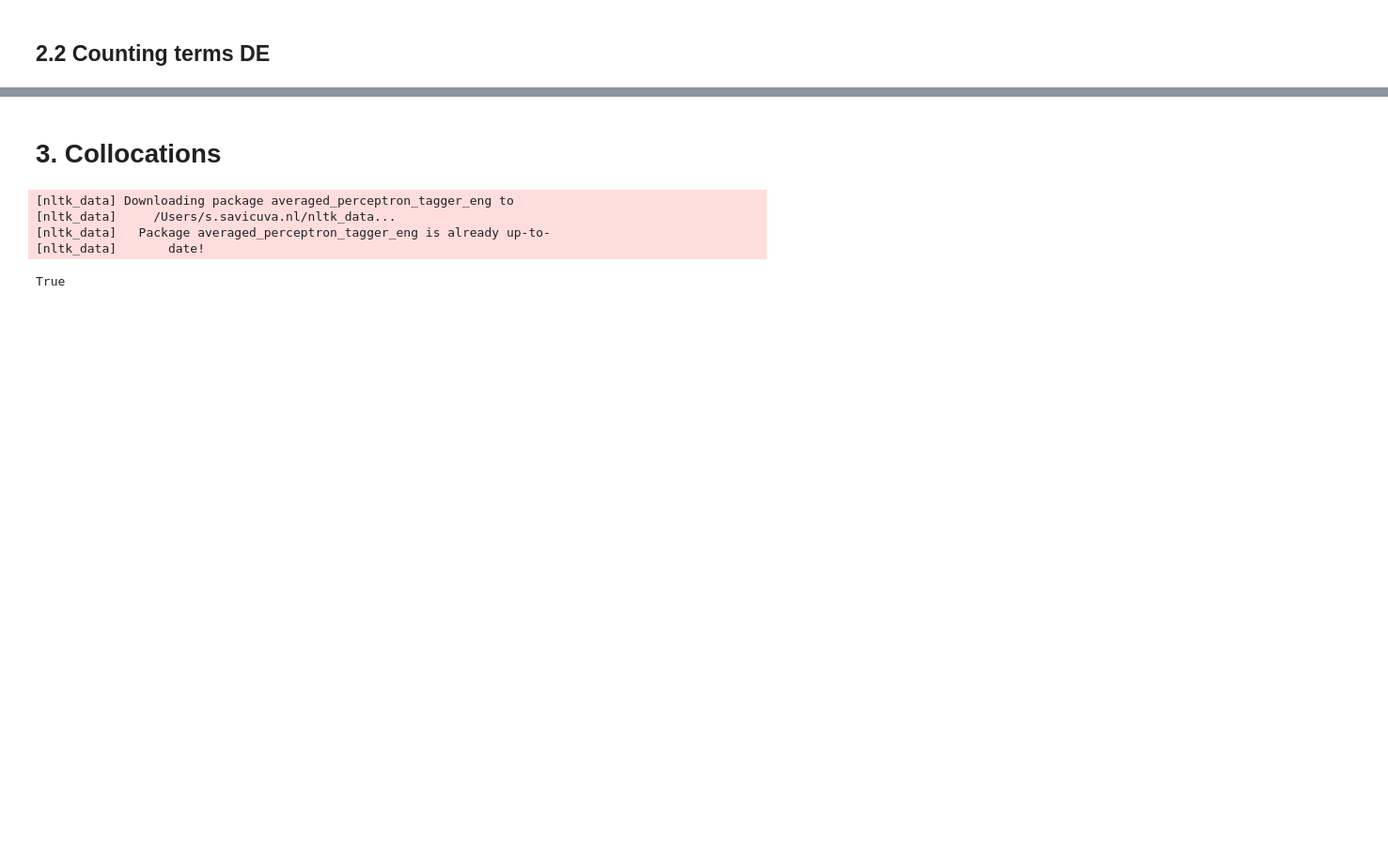
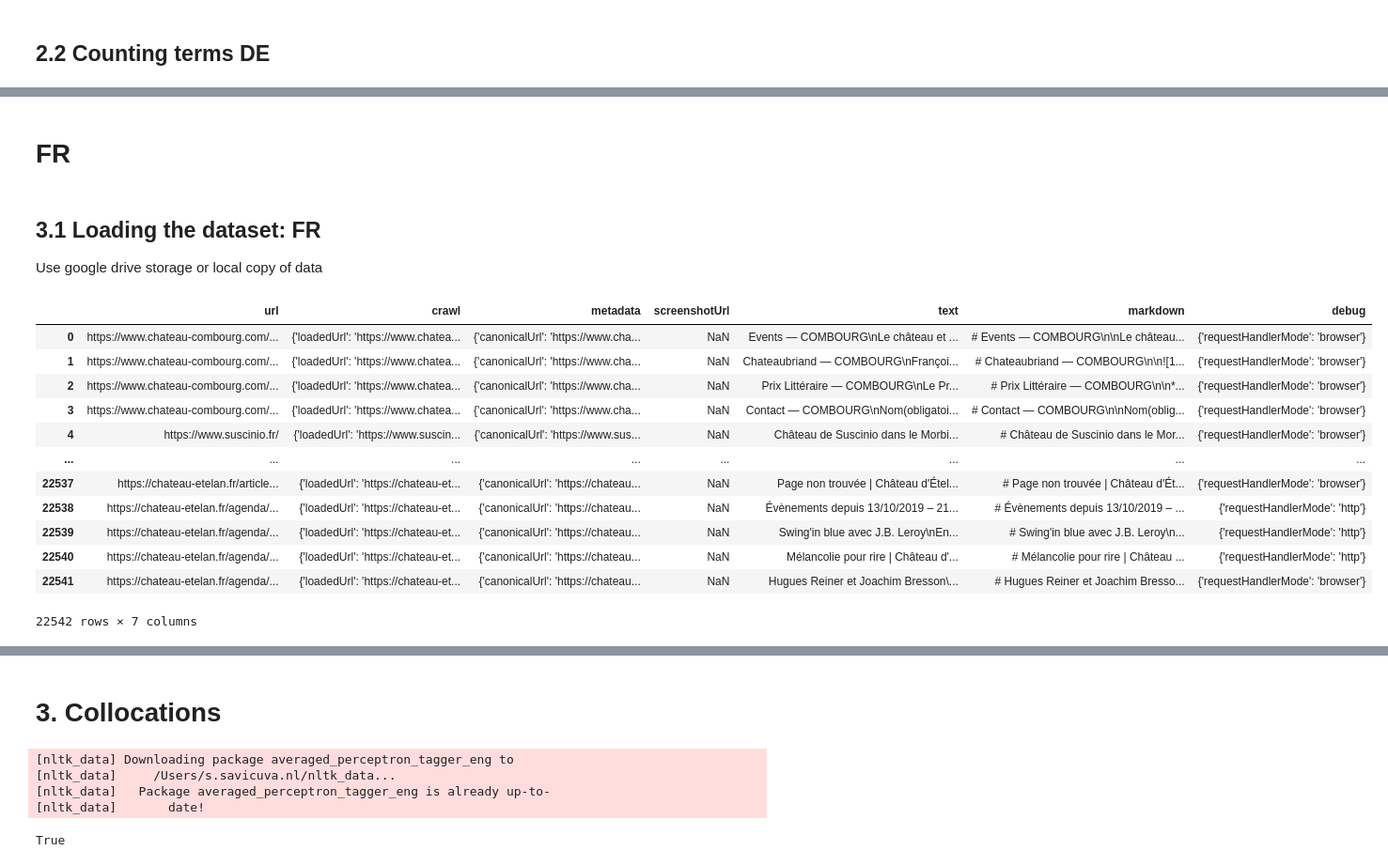
Before and after one commit to jazoza/HHD, a Jupyter notebook: 04_HH_narratives.ipynb, the cells around one changed output, grey strips where cells are left out. Shown at 94% size. Cells and saved outputs as stored; diff of their text form; code cells hidden in the pictures; blank space fills up the shorter version.

```diff
--- a/04_HH_narratives.ipynb
+++ b/04_HH_narratives.ipynb
@@ -637,0 +655,29 @@ NameError: name 'df' is not defined
+# %% [markdown]
+# FR
+# %% [markdown]
+## 3.1 Loading the dataset: FR
+
+
+Use google drive storage or local copy of data
+# %%
+raw_data_file = path+cc_list[3]+'_dataset_website-content-crawler.json'
+# %%
+# Import json data from Aipfy scraping
+df=pd.read_json(raw_data_file)
+
+# Print the DataFrame
+df
+# %% [output]
+|  | url | crawl | metadata | screenshotUrl | text | markdown | debug |
+| 0 | https://www.chateau-combourg.com/... | {'loadedUrl': 'https://www.chatea... | {'canonicalUrl': 'https://www.cha... | NaN | Events — COMBOURG\nLe château et ... | # Events — COMBOURG\n\nLe château... | {'requestHandlerMode': 'browser'} |
+| 1 | https://www.chateau-combourg.com/... | {'loadedUrl': 'https://www.chatea... | {'canonicalUrl': 'https://www.cha... | NaN | Chateaubriand — COMBOURG\nFrançoi... | # Chateaubriand — COMBOURG\n\n![1... | {'requestHandlerMode': 'browser'} |
+| 2 | https://www.chateau-combourg.com/... | {'loadedUrl': 'https://www.chatea... | {'canonicalUrl': 'https://www.cha... | NaN | Prix Littéraire — COMBOURG\nLe Pr... | # Prix Littéraire — COMBOURG\n\n*... | {'requestHandlerMode': 'browser'} |
+| 3 | https://www.chateau-combourg.com/... | {'loadedUrl': 'https://www.chatea... | {'canonicalUrl': 'https://www.cha... | NaN | Contact — COMBOURG\nNom(obligatoi... | # Contact — COMBOURG\n\nNom(oblig... | {'requestHandlerMode': 'browser'} |
+| 4 | https://www.suscinio.fr/ | {'loadedUrl': 'https://www.suscin... | {'canonicalUrl': 'https://www.sus... | NaN | Château de Suscinio dans le Morbi... | # Château de Suscinio dans le Mor... | {'requestHandlerMode': 'browser'} |
+| ... | ... | ... | ... | ... | ... | ... | ... |
+| 22537 | https://chateau-etelan.fr/article... | {'loadedUrl': 'https://chateau-et... | {'canonicalUrl': 'https://chateau... | NaN | Page non trouvée | Château d'Étel... | # Page non trouvée | Château d'Ét... | {'requestHandlerMode': 'browser'} |
+| 22538 | https://chateau-etelan.fr/agenda/... | {'loadedUrl': 'https://chateau-et... | {'canonicalUrl': 'https://chateau... | NaN | Évènements depuis 13/10/2019 – 21... | # Évènements depuis 13/10/2019 – ... | {'requestHandlerMode': 'http'} |
+| 22539 | https://chateau-etelan.fr/agenda/... | {'loadedUrl': 'https://chateau-et... | {'canonicalUrl': 'https://chateau... | NaN | Swing'in blue avec J.B. Leroy\nEn... | # Swing'in blue avec J.B. Leroy\n... | {'requestHandlerMode': 'http'} |
+| 22540 | https://chateau-etelan.fr/agenda/... | {'loadedUrl': 'https://chateau-et... | {'canonicalUrl': 'https://chateau... | NaN | Mélancolie pour rire | Château d'... | # Mélancolie pour rire | Château ... | {'requestHandlerMode': 'http'} |
+| 22541 | https://chateau-etelan.fr/agenda/... | {'loadedUrl': 'https://chateau-et... | {'canonicalUrl': 'https://chateau... | NaN | Hugues Reiner et Joachim Bresson\... | # Hugues Reiner et Joachim Bresso... | {'requestHandlerMode': 'browser'} |
+22542 rows × 7 columns
```
Also changed, not shown: parts of 25 cells of this notebook.
